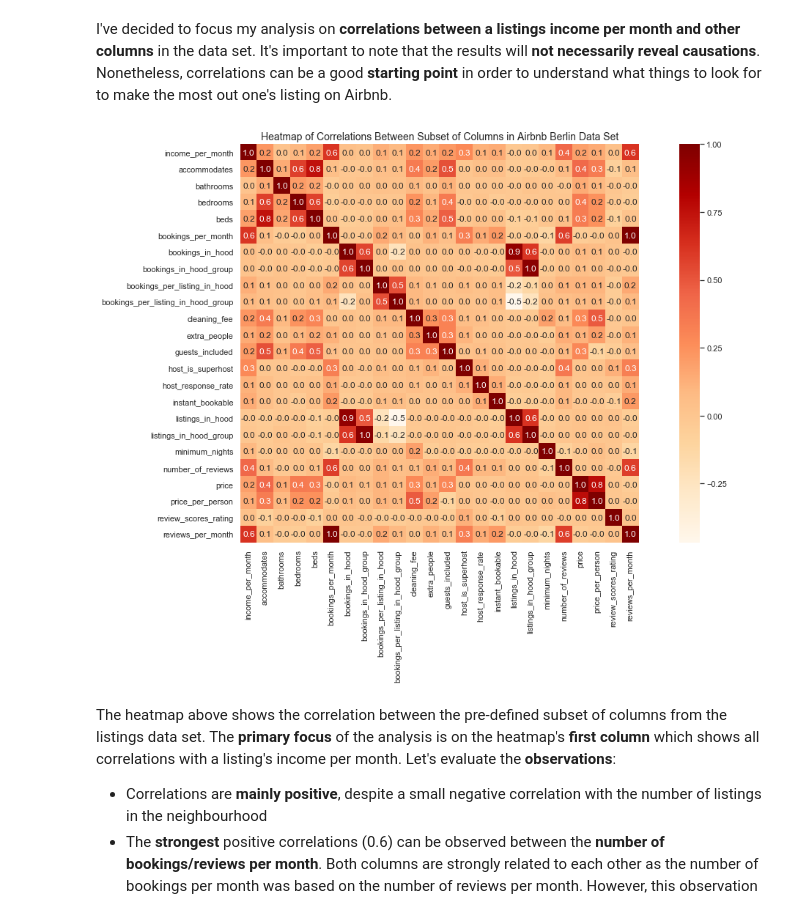
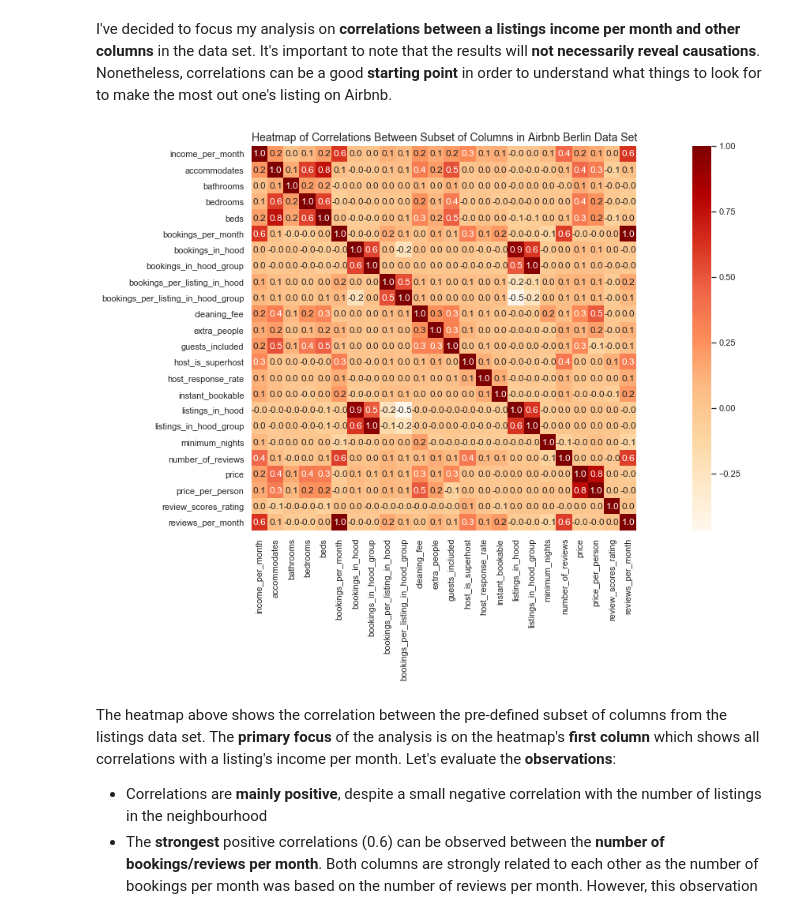
Before and after one commit to pape1412/airbnb, a Jupyter notebook: notebooks/q3_airbnb_income_features.ipynb, the cells around one changed output. Saved outputs shown, nothing was run; the diff lists cells and outputs as text; code cells hidden in the pictures.

Commit message:
feat: Added plot saving function

```diff
--- a/notebooks/q3_airbnb_income_features.ipynb
+++ b/notebooks/q3_airbnb_income_features.ipynb
@@ -323,15 +323,20 @@ custom_cols = ['income_per_month','accommodates','bathrooms','bedrooms','beds','
 # %%
 # Get correlations between columns
 corrs = df_listings[custom_cols].dropna(axis=0).corr()#.sort_values("income_per_month", ascending=False)
 
 # Plot correlations
 plt.subplots(figsize=(20,10))
 sns.set(font_scale=1)
 corr_plot = sns.heatmap(corrs, yticklabels=custom_cols, xticklabels=custom_cols,
                         cmap="OrRd", cbar=True, annot=True, square=True, fmt=".1f")
 corr_plot.set_title("Heatmap of Correlations Between Subset of Columns in Airbnb Berlin Data Set", fontsize=14);
+plt.tight_layout()
+
+# Save plot
+corr_fig = corr_plot.get_figure()
+corr_fig.savefig('../results/correlations.png')
 # %% [output]
-[figure, old version]
+[figure, new version]
 # %% [markdown]
 The heatmap above shows the correlation between the pre-defined subset of columns from the listings data set. The __primary focus__ of the analysis is on the heatmap's __first column__ which shows all correlations with a listing's income per month. Let's evaluate the __observations__:
 
```
